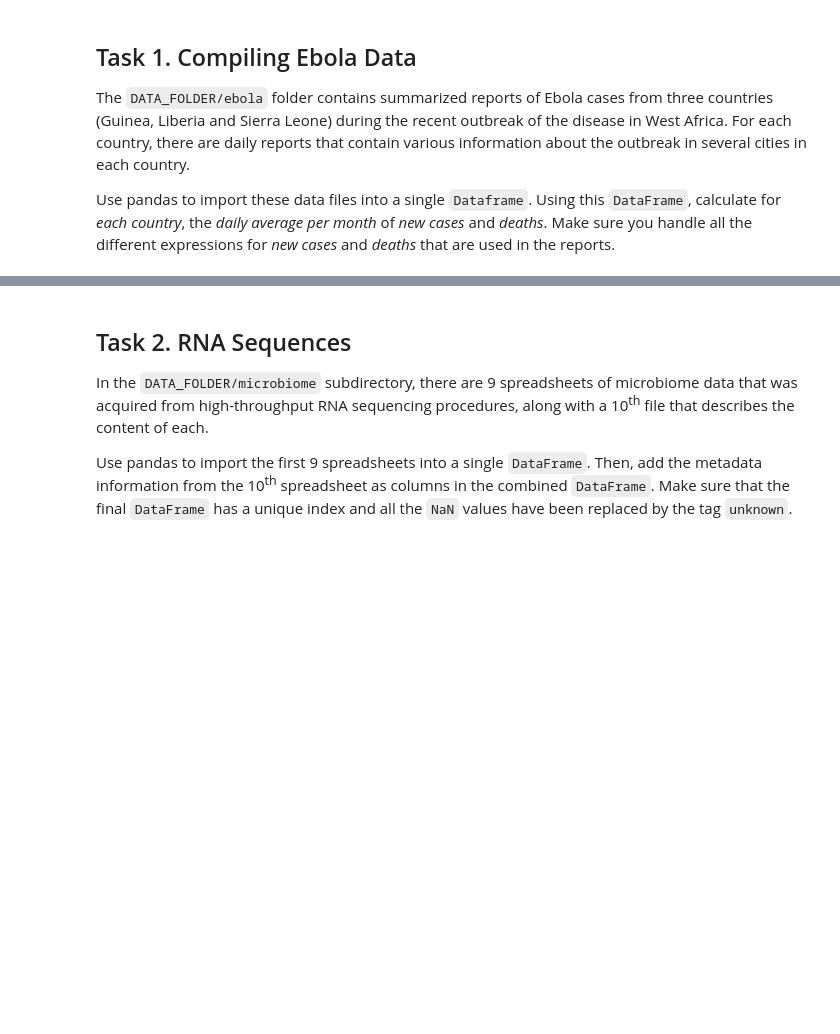
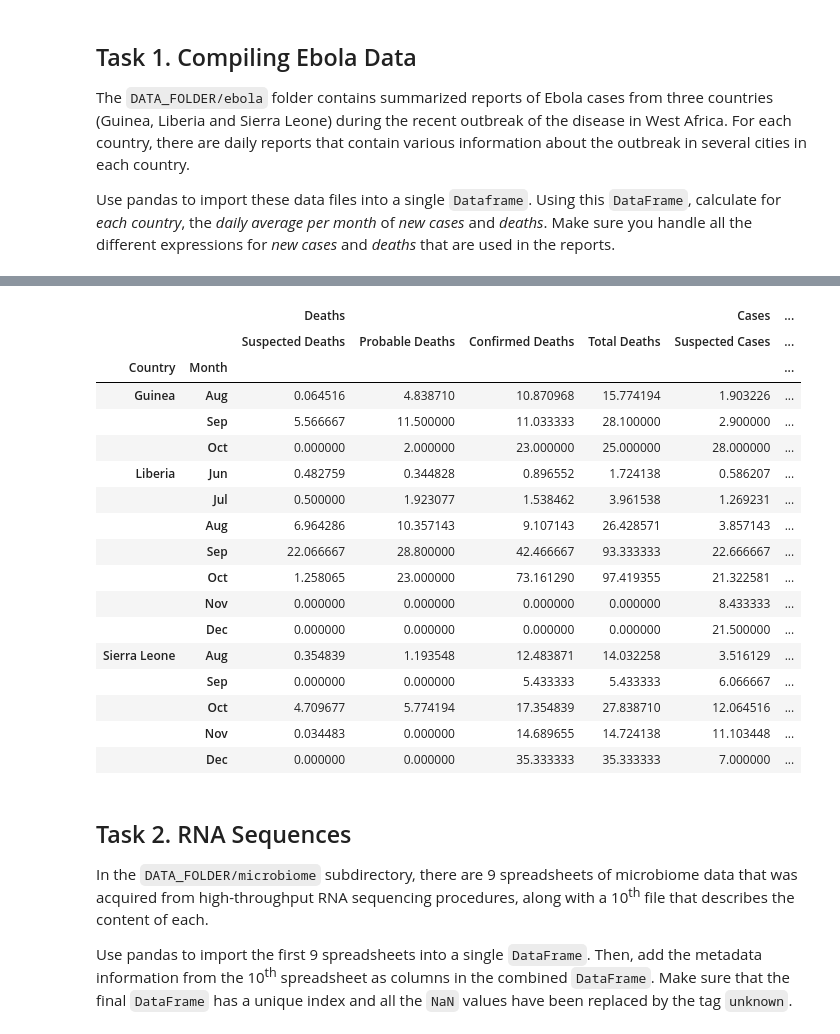
Before and after one commit to lkieliger/adagroup, a Jupyter notebook: hw1/Homework 1.ipynb, the cells around one changed output, grey strips where cells are left out. Drawn from its saved outputs; the diff is of its cells as text; code cells hidden in the pictures; blank space fills up the shorter version.

```diff
--- a/hw1/Homework 1.ipynb
+++ b/hw1/Homework 1.ipynb
@@ -342,11 +95,0 @@ NameError: name 'sierra' is not defined
-# %%
-x = np.array(range(8,11))
-w = 0.2
-plt.bar(x-w, deaths_grouped.loc['Guinea'].values, width=w, align='center')
-x = np.array(range(6, 13))
-plt.xticks(x, ['Jun.', 'Jul.', 'Aug.', 'Sep.', 'Oct.', 'Nov.', 'Dec.'])
-plt.bar(x, deaths_grouped.loc['Liberia'].values, width=w, align='center')
-x = np.array(range(8, 13))
-plt.bar(x+w, deaths_grouped.loc['Sierra Leone'].values , width=w, align='center')
-plt.yscale('log')
-plt.show()
@@ -356,3 +176,90 @@ The columns 'date' in the three dataframes and 'variable' in the dataframes for
+# %%
+
+
+
+def import_ebola(nameCountry,nameDir,dateColName,descriptionColName,totalColName,descriptionRegexp,cumParam = []):
+    df_list = []
+    for file in os.listdir(nameDir):
+        df = pd.read_csv(nameDir+file,parse_dates=[dateColName])
+        df = df[[dateColName,descriptionColName,totalColName]]
+        df = df.rename(columns={dateColName:'Date',descriptionColName:'Description',totalColName:'Totals'})
+
+        df = df[df.Description.isin(descriptionRegexp)]
+        df = df.fillna(0)
+        df.Totals = df.Totals.apply(pd.to_numeric)
+        df.Totals = df.apply(lambda x: clamp_case_death(x['Totals'],x['Description']),axis = 1)
+
+        if(np.any(df.Totals > 0)):
+            df_list.append(df)
+
+    df_total = pd.concat(df_list)
+    df_total = df_total.sort_values(['Date','Description'])
+
+    if(len(cumParam) > 0):
+        n = len(cumParam)
+        df_temp = df_total[df_total.Description.isin(cumParam)].copy()
+        first_val = df_temp[:n]
+        df_temp.Totals = df_temp.Totals.diff(n)
+        df_temp = df_temp[n:]
+        df_temp = pd.concat([first_val,df_temp])
+        df_temp['Totals'] = df_temp.apply(lambda x: clamp(x['Totals']),axis = 1)
+        df_total = pd.merge(df_total,df_temp,how='outer',on = ['Date','Description'])
+        df_total['Totals'] = df_total.apply(lambda x: take_non_nan_total(x['Totals_x'], x['Totals_y']), axis=1)
+        df_total = df_total[['Date','Description','Totals']]
+
+    df_total.Description = df_total.Description.apply(rename)
+    df_total = df_total.groupby([df_total.Date,df_total.Description]).sum()
+    df_total = df_total.reset_index()
+
+    df_total = df_total.pivot(index='Date', columns='Description', values='Totals')
+    df_day = df_total.copy()
+    df_day['Day'] = df_day.index.day
+    df_day = df_day[['Day']]
+
+    df_day = df_day.groupby(df_day.index.month).max()
+
+    df_total = df_total.groupby(df_total.index.month).sum()
+
+    df_total = df_total.merge(df_day,left_index =True,right_index=True)
+
+    df_total.iloc[:,:6] = df_total.iloc[:,:6].div(df_total.iloc[:,6], axis=0)
+    df_total = df_total.drop('Day',1)
+    df_total['Country'] = nameCountry
+
+    df_total = df_total.groupby([df_total.Country,df_total.index]).sum()
+    df_total['Total Deaths'] = df_total['Suspected Deaths'] + df_total['Probable Deaths'] + df_total['Confirmed Deaths']
+    df_total['Total Cases'] = df_total['Suspected Cases'] + df_total['Probable Cases'] + df_total['Confirmed Cases']
+    df_total = df_total[['Suspected Deaths','Probable Deaths','Confirmed Deaths','Total Deaths','Suspected Cases','Probable Cases','Confirmed Cases','Total Cases']]
+    df_total.columns = pd.MultiIndex.from_arrays([['Deaths','Deaths','Deaths','Deaths','Cases','Cases','Cases','Cases'],['Suspected Deaths','Probable Deaths','Confirmed Deaths','Total Deaths','Suspected Cases','Probable Cases','Confirmed Cases','Total Cases']])
+    df_total.index = df_total.index.set_names(['Country','Month'])
+    return df_total
+
+df_guinea = import_ebola('Guinea',guinea,'Date','Description','Totals',guineaRegexp,['Total deaths of suspects','Total deaths of probables','Total deaths of confirmed'])
+df_liberia = import_ebola('Liberia',liberia,'Date','Variable','National',liberiaRegexp,['Total death/s in confirmed cases','Total death/s in probable cases','Total death/s in suspected cases'])
+df_sl = import_ebola('Sierra Leone',sl,'date','variable','National',slRegexp,['death_confirmed','death_suspected','death_probable'])
+
+df = pd.concat([df_guinea,df_liberia,df_sl], axis=0)
+df.index = pd.MultiIndex.from_tuples([(x[0], monthDict.get(x[1])) for x in df.index],names = ['Country','Month'])
+display(df)
+# %% [output]
+|  |  | Deaths |  |  |  | Cases | ... |
+|  |  | Suspected Deaths | Probable Deaths | Confirmed Deaths | Total Deaths | Suspected Cases | ... |
+| Country | Month |  |  |  |  |  | ... |
+| Guinea | Aug | 0.064516 | 4.838710 | 10.870968 | 15.774194 | 1.903226 | ... |
+|  | Sep | 5.566667 | 11.500000 | 11.033333 | 28.100000 | 2.900000 | ... |
+|  | Oct | 0.000000 | 2.000000 | 23.000000 | 25.000000 | 28.000000 | ... |
+| Liberia | Jun | 0.482759 | 0.344828 | 0.896552 | 1.724138 | 0.586207 | ... |
+|  | Jul | 0.500000 | 1.923077 | 1.538462 | 3.961538 | 1.269231 | ... |
+|  | Aug | 6.964286 | 10.357143 | 9.107143 | 26.428571 | 3.857143 | ... |
+|  | Sep | 22.066667 | 28.800000 | 42.466667 | 93.333333 | 22.666667 | ... |
+|  | Oct | 1.258065 | 23.000000 | 73.161290 | 97.419355 | 21.322581 | ... |
+|  | Nov | 0.000000 | 0.000000 | 0.000000 | 0.000000 | 8.433333 | ... |
+|  | Dec | 0.000000 | 0.000000 | 0.000000 | 0.000000 | 21.500000 | ... |
+| Sierra Leone | Aug | 0.354839 | 1.193548 | 12.483871 | 14.032258 | 3.516129 | ... |
+|  | Sep | 0.000000 | 0.000000 | 5.433333 | 5.433333 | 6.066667 | ... |
+|  | Oct | 4.709677 | 5.774194 | 17.354839 | 27.838710 | 12.064516 | ... |
+|  | Nov | 0.034483 | 0.000000 | 14.689655 | 14.724138 | 11.103448 | ... |
+|  | Dec | 0.000000 | 0.000000 | 35.333333 | 35.333333 | 7.000000 | ... |
 # %% [markdown]
 ## Task 2. RNA Sequences
 
```
Also changed, not shown: parts of 15 cells of this notebook, 5 other files.
